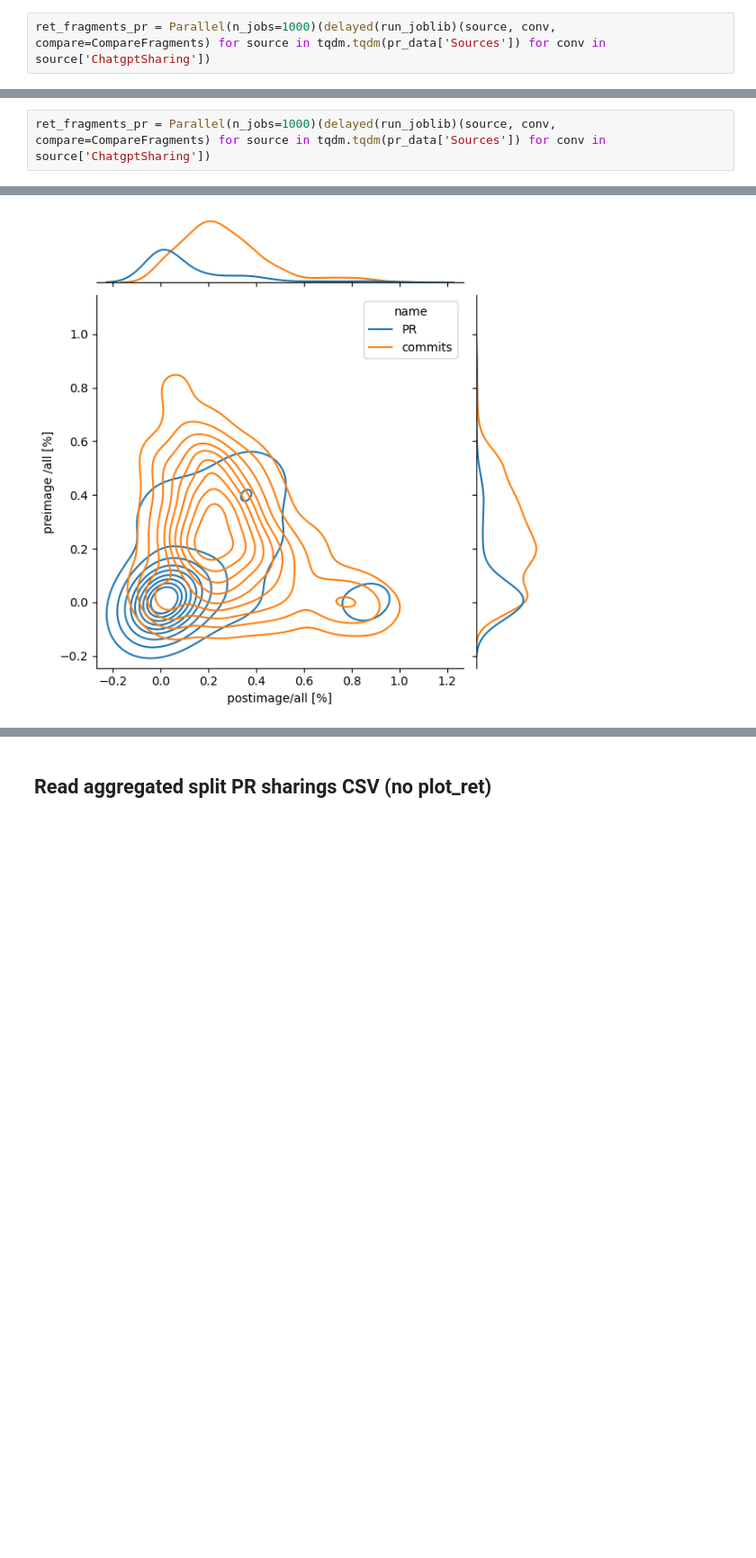
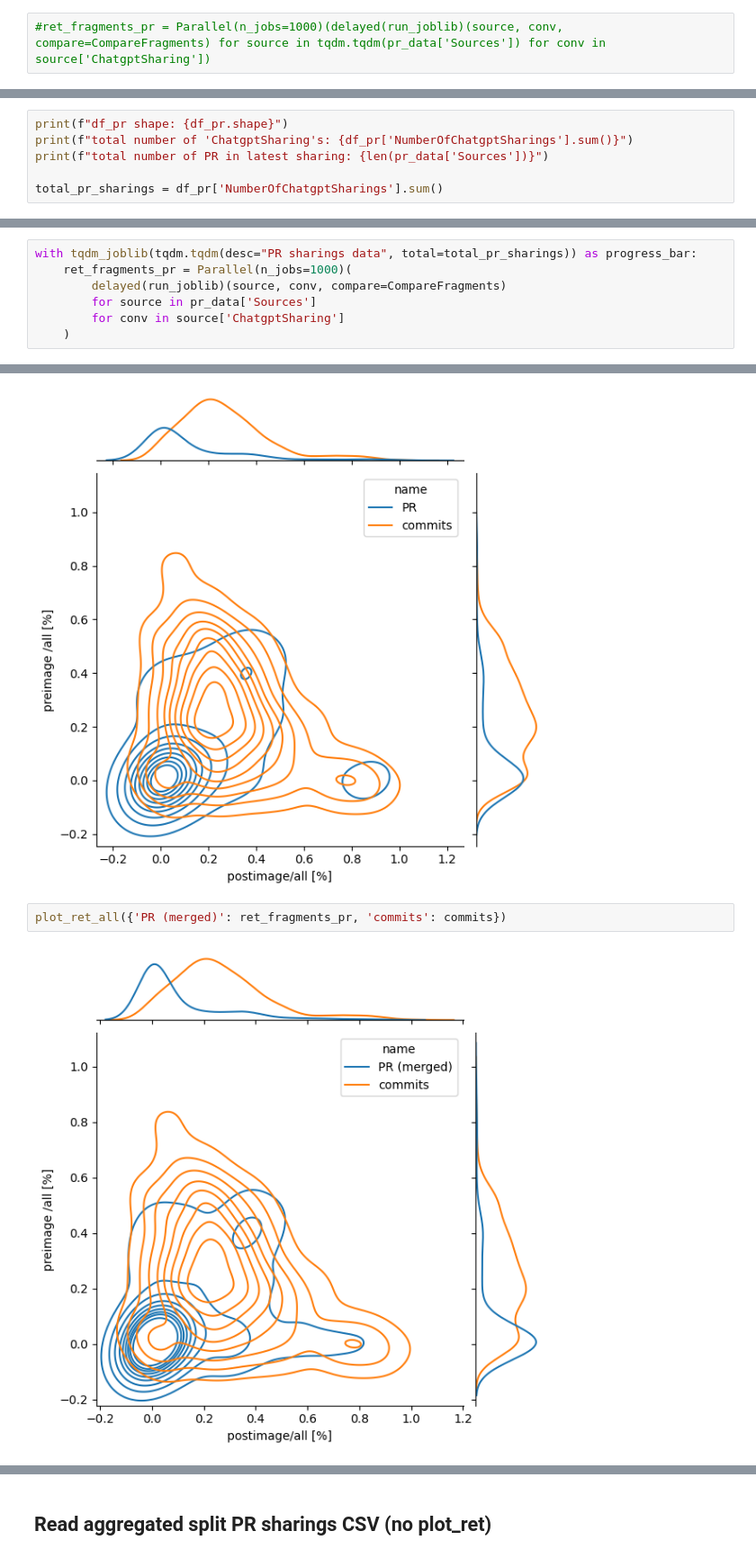
Before and after one commit to ncusi/MSR_Challenge_2024, a Jupyter notebook: notebooks/compare.ipynb, the cells around one changed output, grey strips where cells are left out. Shown at 90% size. Drawn from its saved outputs; the diff is of its cells as text; blank space fills up the shorter version.

```diff
--- a/notebooks/compare.ipynb
+++ b/notebooks/compare.ipynb
@@ -237,2 +230,2 @@ Found '../data/external/DevGPT/snapshot_20231012/20231012_230826_commit_sharings
 # %%
-ret_fragments_pr = Parallel(n_jobs=1000)(delayed(run_joblib)(source, conv, compare=CompareFragments) for source in tqdm.tqdm(pr_data['Sources']) for conv in source['ChatgptSharing'])
+#ret_fragments_pr = Parallel(n_jobs=1000)(delayed(run_joblib)(source, conv, compare=CompareFragments) for source in tqdm.tqdm(pr_data['Sources']) for conv in source['ChatgptSharing'])
@@ -291,2 +255,0 @@ Series([], Name: Sha, dtype: object)
-# %%
-ret_fragments_pr = Parallel(n_jobs=1000)(delayed(run_joblib)(source, conv, compare=CompareFragments) for source in tqdm.tqdm(pr_data['Sources']) for conv in source['ChatgptSharing'])
@@ -310,0 +256,6 @@ Loading info about cloned repos from '../data/repositories_download_status.json'
+# %%
+print(f"df_pr shape: {df_pr.shape}")
+print(f"total number of 'ChatgptSharing's: {df_pr['NumberOfChatgptSharings'].sum()}")
+print(f"total number of PR in latest sharing: {len(pr_data['Sources'])}")
+
+total_pr_sharings = df_pr['NumberOfChatgptSharings'].sum()
@@ -311,2 +266,9 @@ Loading info about cloned repos from '../data/repositories_download_status.json'
+# %%
+with tqdm_joblib(tqdm.tqdm(desc="PR sharings data", total=total_pr_sharings)) as progress_bar:
+    ret_fragments_pr = Parallel(n_jobs=1000)(
+        delayed(run_joblib)(source, conv, compare=CompareFragments)
+        for source in pr_data['Sources']
+        for conv in source['ChatgptSharing']
+    )
 # %%
 plot_ret_all({'PR (merged)': ret_fragments_pr})
@@ -314,3 +278,7 @@ plot_ret_all({'PR (merged)': ret_fragments_pr})
 plot_ret_all({'PR (merged)': ret_fragments_pr, 'commits': commits})
 # %% [output]
 [figure]
+# %%
+plot_ret_all({'PR (merged)': ret_fragments_pr, 'commits': commits})
+# %% [output]
+[figure, added]
```
Also changed, not shown: parts of 14 cells of this notebook.
